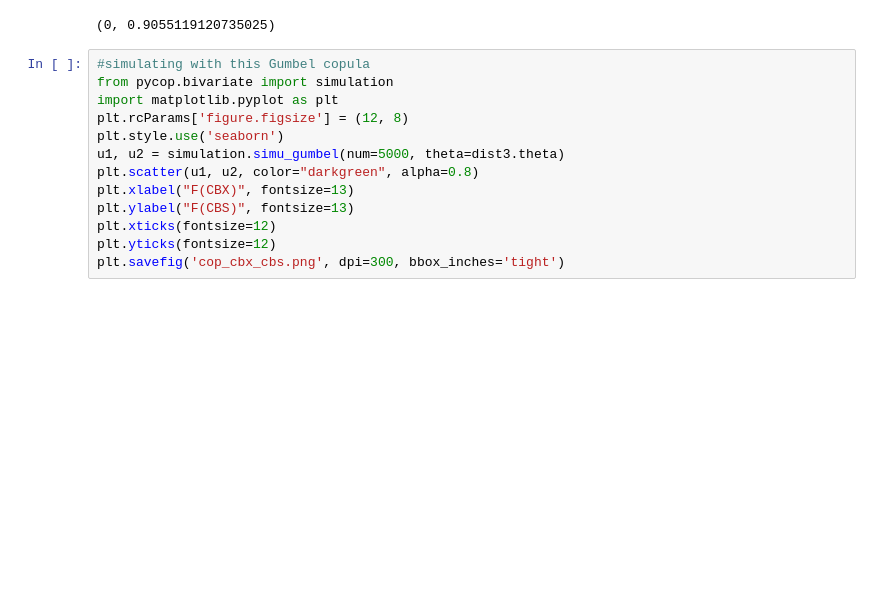
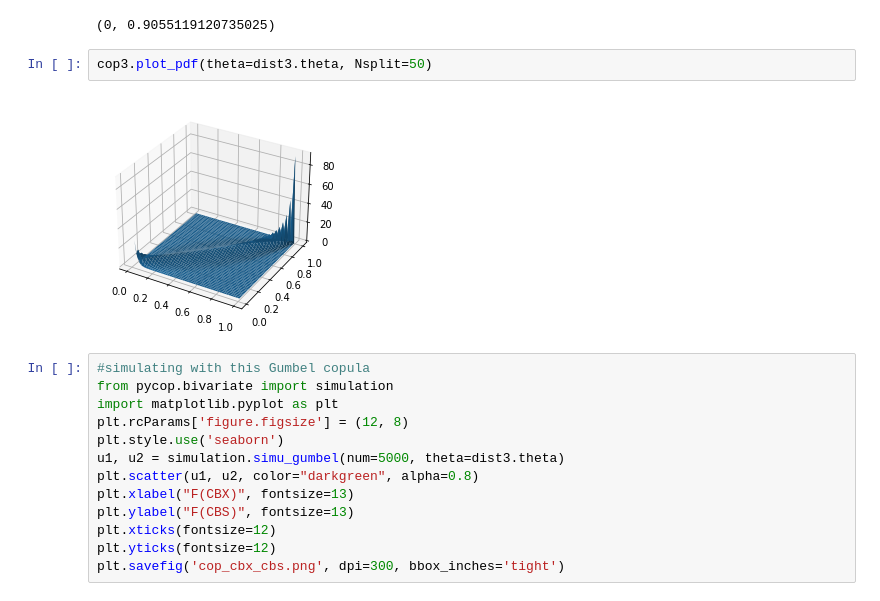
Before and after one commit to rcarcacheflores/ISEG-Dissertation, a Jupyter notebook: CH5 - Models for Claim Dependence/Bivariate copulas/Bivariate copulas for claims by site.ipynb, the cells around one changed output. Saved outputs shown, nothing was run; the diff lists cells and outputs as text; blank space fills up the shorter version.

```diff
--- a/CH5 - Models for Claim Dependence/Bivariate copulas/Bivariate copulas for claims by site.ipynb
+++ b/CH5 - Models for Claim Dependence/Bivariate copulas/Bivariate copulas for claims by site.ipynb
@@ -193,6 +201,10 @@ cop3 = archimedean(family="gumbel")
 cop3.LTDC(theta=dist3.theta), cop3.UTDC(theta=dist3.theta)
 # %% [output]
 (0, 0.9055119120735025)
+# %%
+cop3.plot_pdf(theta=dist3.theta, Nsplit=50)
+# %% [output]
+[figure, added]
 # %%
 #simulating with this Gumbel copula
 from pycop.bivariate import simulation
```
Also changed, not shown: parts of 8 cells of this notebook.
